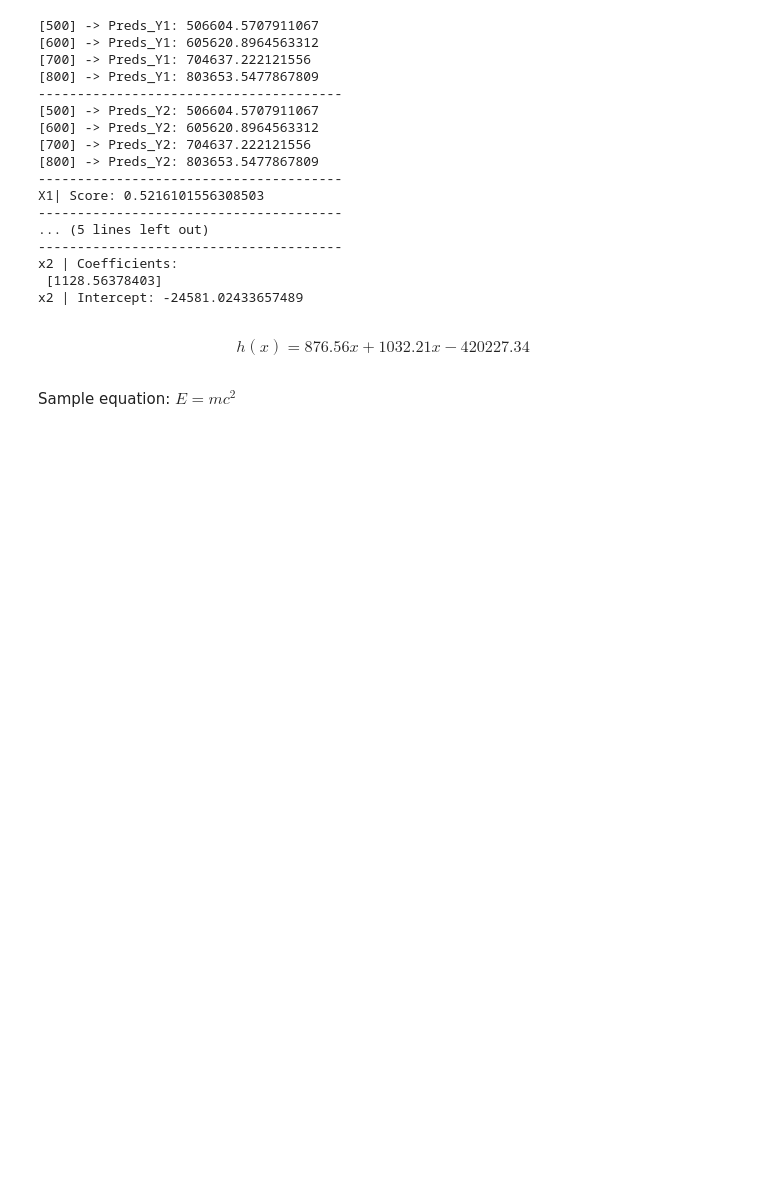
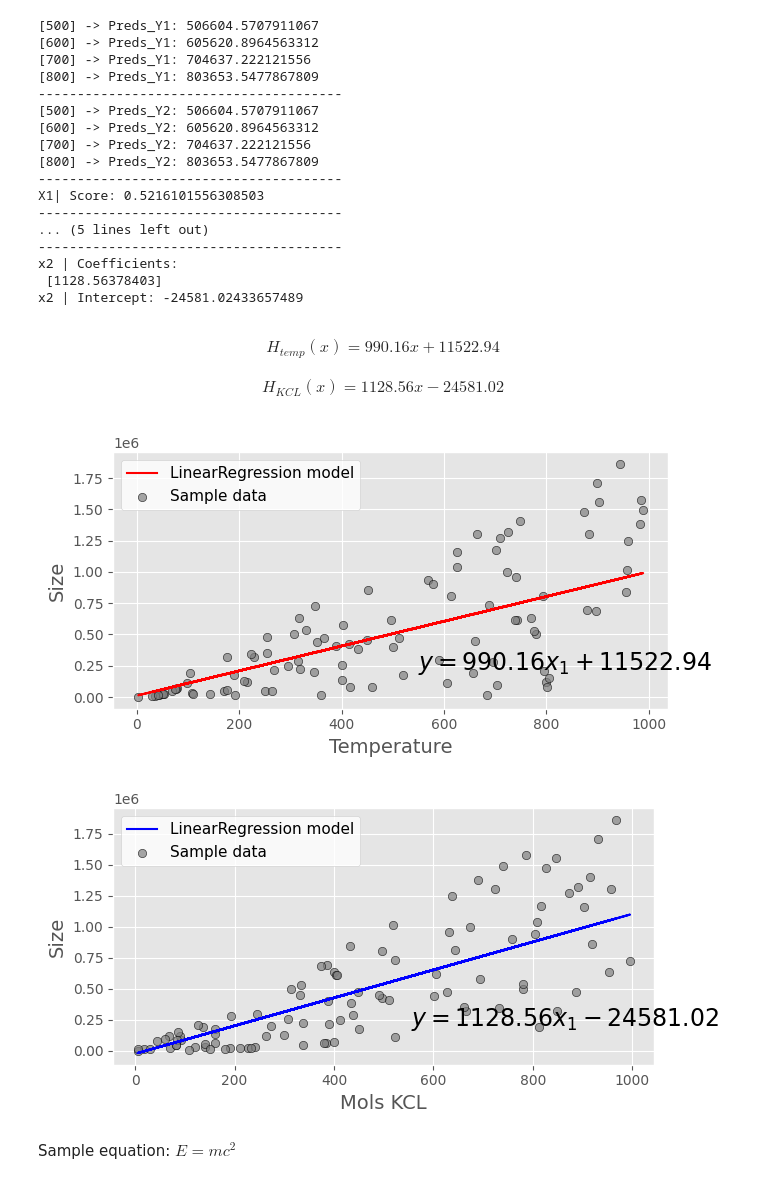
Before and after one commit to PineappleBingo/CSC448-AI, a Jupyter notebook: CSC448_Seo_Jinho_AS03.ipynb, the cells around one changed output. Drawn from its saved outputs; the diff is of its cells as text; code cells hidden in the pictures; blank space fills up the shorter version.

```diff
--- a/CSC448_Seo_Jinho_AS03.ipynb
+++ b/CSC448_Seo_Jinho_AS03.ipynb
@@ -170,7 +171,40 @@ x2 | Intercept: -24581.02433657489
-# %% [markdown]
-\begin{gather*}
-h(x) = 876.56x + 1032.21x - 420227.34
-\end{gather*}
+# %% [markdown]
+\begin{gather*}
+H_{temp}(x) = 990.16x + 11522.94
+\end{gather*}
+
+\begin{gather*}
+H_{KCL}(x) = 1128.56x - 24581.02
+\end{gather*}
+# %%
+# Plot outputs
+preds_y1 = clf_x1.predict(X1_test)
+fig1, ax = plt.subplots(figsize=(7, 3.5))
+
+ax.plot(X1_test, preds_y1, color='red', label='LinearRegression model')
+ax.scatter(X1_test, Y_test, edgecolor='k', facecolor='grey', alpha=0.7, label='Sample data')
+ax.set_ylabel('Size', fontsize=14)
+ax.set_xlabel('Temperature', fontsize=14)
+ax.legend(facecolor='white', fontsize=11)
+ax.text(0.55, 0.15, '$y = %.2f x_1 + %.2f $' % (clf_x1.coef_[0], abs(clf_x1.intercept_)), fontsize=17, transform=ax.transAxes)
+
+fig1.tight_layout()
+
+
+preds_y2 = clf_x2.predict(X2_test)
+fig2, bx = plt.subplots(figsize=(7, 3.5))
+
+bx.plot(X2_test, preds_y2, color='blue', label='LinearRegression model')
+bx.scatter(X2_test, Y_test, edgecolor='k', facecolor='grey', alpha=0.7, label='Sample data')
+bx.set_ylabel('Size', fontsize=14)
+bx.set_xlabel('Mols KCL', fontsize=14)
+bx.legend(facecolor='white', fontsize=11)
+bx.text(0.55, 0.15, '$y = %.2f x_1 - %.2f $' % (clf_x2.coef_[0], abs(clf_x2.intercept_)), fontsize=17, transform=bx.transAxes)
+
+fig2.tight_layout()
+# %% [output]
+[figure, added]
+[figure, added]
 # %% [markdown]
 Sample equation: $E = mc^2$
 # %% [markdown]
```
Also changed, not shown: parts of 3 cells of this notebook.
